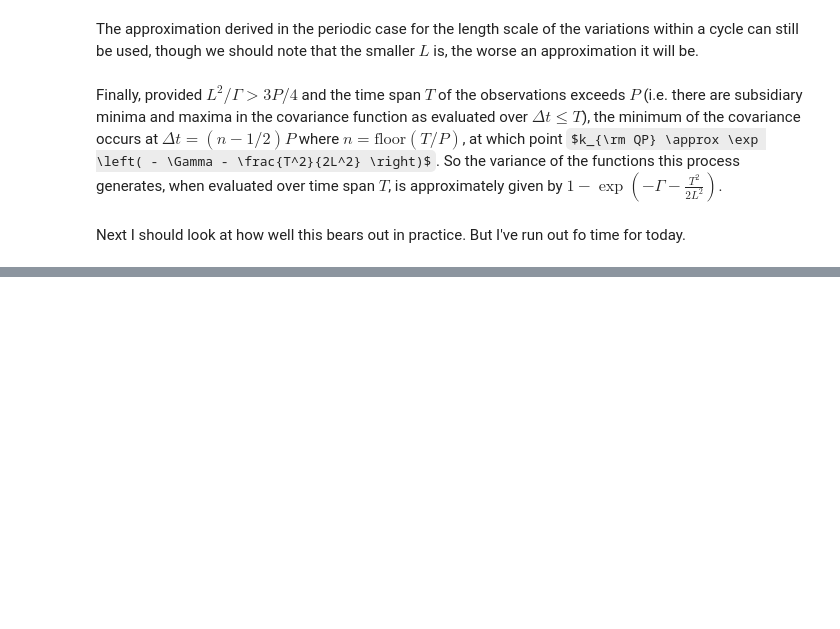
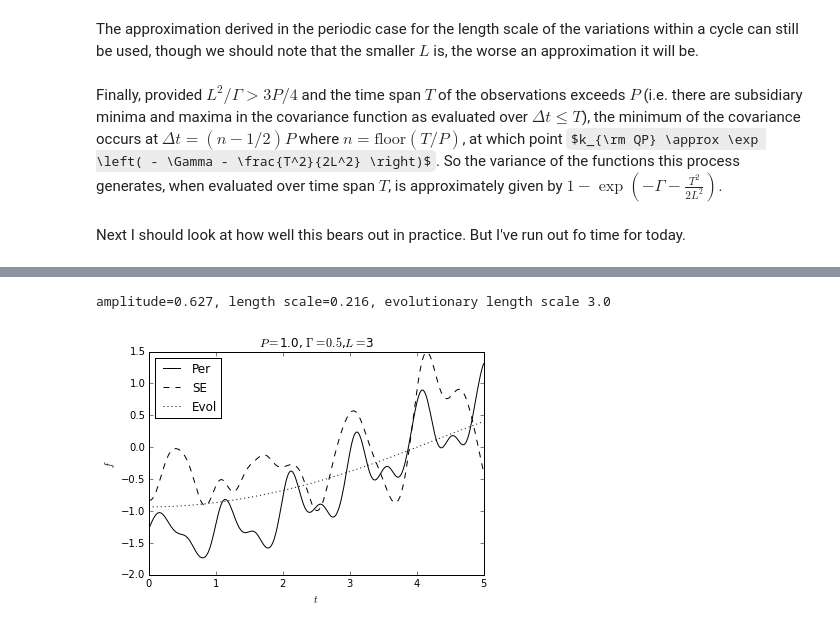
Before and after one commit to afcarl/PleiadesStars, a Jupyter notebook: QPGP_notes.ipynb, the cells around one changed output, grey strips where cells are left out. Cells and saved outputs as stored; diff of their text form; code cells hidden in the pictures; some formulas as TeX source; blank space fills up the shorter version.

```diff
--- a/QPGP_notes.ipynb
+++ b/QPGP_notes.ipynb
@@ -142,0 +188,7 @@ Next I should look at how well this bears out in practice. But I've run out fo t
+# %%
+compare_QP_se(1.0, .5, 3, dt)
+# Should be periodic with evol timescale ~ L, total variance slightly < 1,
+# a few wiggles per period with smaller than overall variance
+# %% [output]
+amplitude=0.627, length scale=0.216, evolutionary length scale 3.0
+[figure, added]
```
Also changed, not shown: parts of 15 cells of this notebook.
